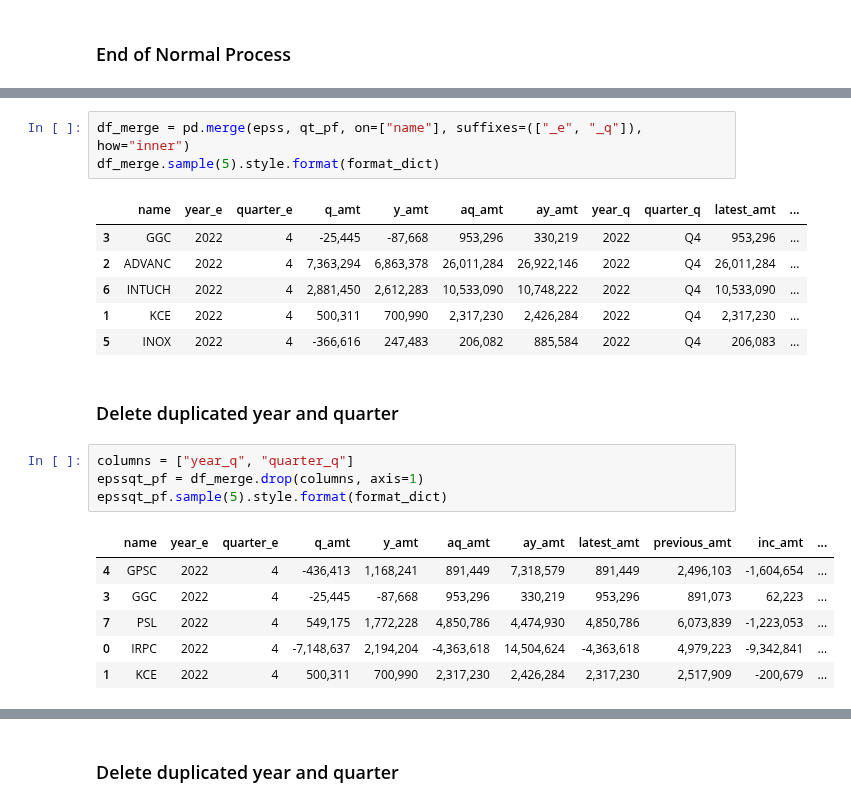
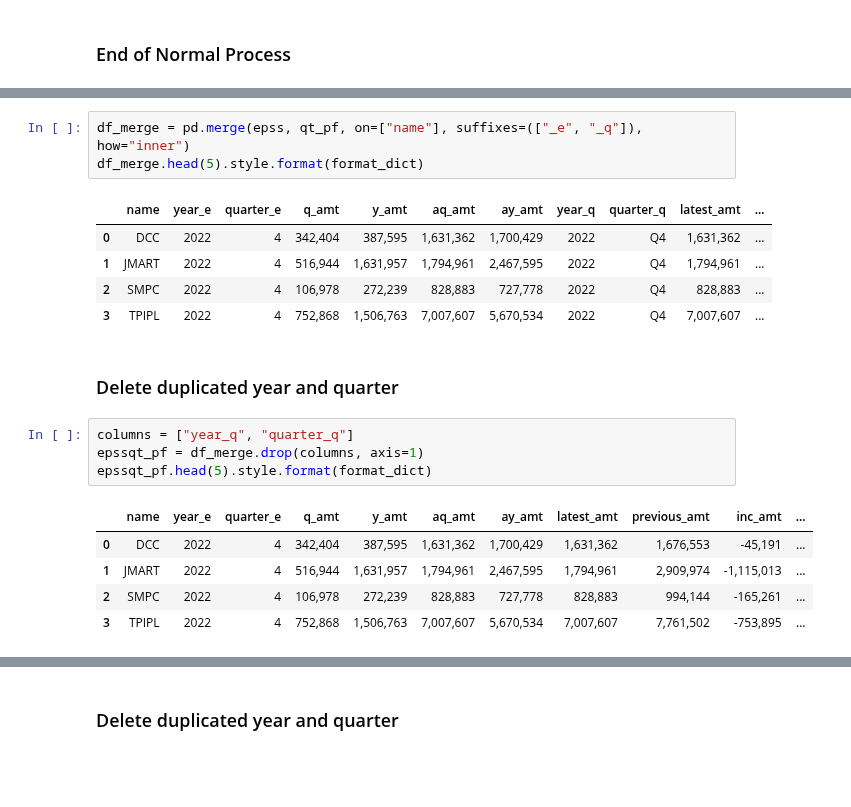
Before and after one commit to santimcs/A7, a Jupyter notebook: Quarterly/440-Create Profits Q4.ipynb, the cells around one changed output, grey strips where cells are left out. Cells and saved outputs as stored; diff of their text form; blank space fills up the shorter version.

```diff
--- a/Quarterly/440-Create Profits Q4.ipynb
+++ b/Quarterly/440-Create Profits Q4.ipynb
@@ -144,26 +137,24 @@ WHERE year = 2022 AND quarter = 'Q4'
 # %%
 df_merge = pd.merge(epss, qt_pf, on=["name"], suffixes=(["_e", "_q"]), how="inner")
-df_merge.sample(5).style.format(format_dict)
+df_merge.head(5).style.format(format_dict)
 # %% [output]
 |  | name | year_e | quarter_e | q_amt | y_amt | aq_amt | ay_amt | year_q | quarter_q | latest_amt | ... |
-| 3 | GGC | 2022 | 4 | -25,445 | -87,668 | 953,296 | 330,219 | 2022 | Q4 | 953,296 | ... |
-| 2 | ADVANC | 2022 | 4 | 7,363,294 | 6,863,378 | 26,011,284 | 26,922,146 | 2022 | Q4 | 26,011,284 | ... |
-| 6 | INTUCH | 2022 | 4 | 2,881,450 | 2,612,283 | 10,533,090 | 10,748,222 | 2022 | Q4 | 10,533,090 | ... |
-| 1 | KCE | 2022 | 4 | 500,311 | 700,990 | 2,317,230 | 2,426,284 | 2022 | Q4 | 2,317,230 | ... |
-| 5 | INOX | 2022 | 4 | -366,616 | 247,483 | 206,082 | 885,584 | 2022 | Q4 | 206,083 | ... |
+| 0 | DCC | 2022 | 4 | 342,404 | 387,595 | 1,631,362 | 1,700,429 | 2022 | Q4 | 1,631,362 | ... |
+| 1 | JMART | 2022 | 4 | 516,944 | 1,631,957 | 1,794,961 | 2,467,595 | 2022 | Q4 | 1,794,961 | ... |
+| 2 | SMPC | 2022 | 4 | 106,978 | 272,239 | 828,883 | 727,778 | 2022 | Q4 | 828,883 | ... |
+| 3 | TPIPL | 2022 | 4 | 752,868 | 1,506,763 | 7,007,607 | 5,670,534 | 2022 | Q4 | 7,007,607 | ... |
 # %% [markdown]
 ### Delete duplicated year and quarter
 # %%
 columns = ["year_q", "quarter_q"]
 epssqt_pf = df_merge.drop(columns, axis=1)
-epssqt_pf.sample(5).style.format(format_dict)
+epssqt_pf.head(5).style.format(format_dict)
 # %% [output]
 |  | name | year_e | quarter_e | q_amt | y_amt | aq_amt | ay_amt | latest_amt | previous_amt | inc_amt | ... |
-| 4 | GPSC | 2022 | 4 | -436,413 | 1,168,241 | 891,449 | 7,318,579 | 891,449 | 2,496,103 | -1,604,654 | ... |
-| 3 | GGC | 2022 | 4 | -25,445 | -87,668 | 953,296 | 330,219 | 953,296 | 891,073 | 62,223 | ... |
-| 7 | PSL | 2022 | 4 | 549,175 | 1,772,228 | 4,850,786 | 4,474,930 | 4,850,786 | 6,073,839 | -1,223,053 | ... |
-| 0 | IRPC | 2022 | 4 | -7,148,637 | 2,194,204 | -4,363,618 | 14,504,624 | -4,363,618 | 4,979,223 | -9,342,841 | ... |
-| 1 | KCE | 2022 | 4 | 500,311 | 700,990 | 2,317,230 | 2,426,284 | 2,317,230 | 2,517,909 | -200,679 | ... |
+| 0 | DCC | 2022 | 4 | 342,404 | 387,595 | 1,631,362 | 1,700,429 | 1,631,362 | 1,676,553 | -45,191 | ... |
+| 1 | JMART | 2022 | 4 | 516,944 | 1,631,957 | 1,794,961 | 2,467,595 | 1,794,961 | 2,909,974 | -1,115,013 | ... |
+| 2 | SMPC | 2022 | 4 | 106,978 | 272,239 | 828,883 | 727,778 | 828,883 | 994,144 | -165,261 | ... |
+| 3 | TPIPL | 2022 | 4 | 752,868 | 1,506,763 | 7,007,607 | 5,670,534 | 7,007,607 | 7,761,502 | -753,895 | ... |
 # %%
 sql = """
 SELECT name, year, quarter, latest_amt, previous_amt, inc_amt, inc_pct
```
Also changed, not shown: parts of 44 cells of this notebook, 55 other files.
